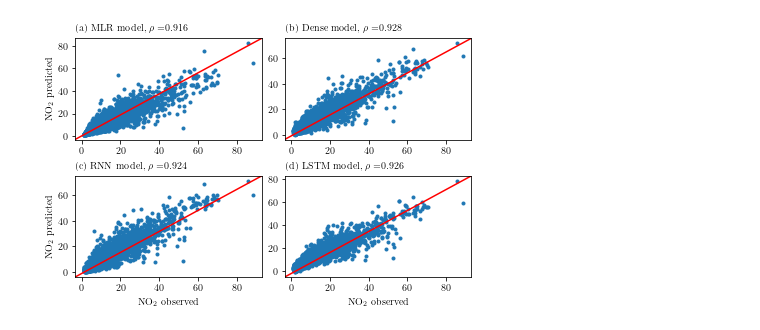
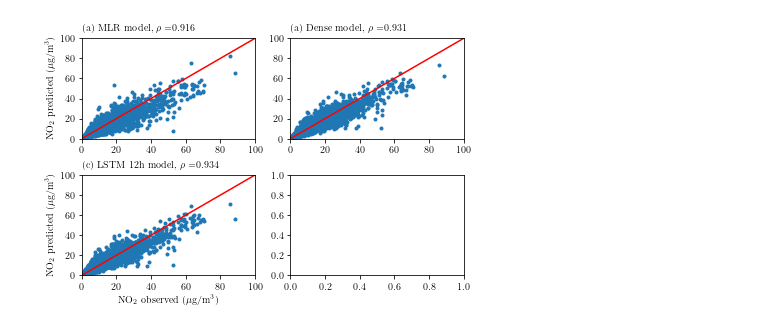
Before and after one commit to simoncarlen/forecasting_project, a Jupyter notebook: jupyter_notebooks/forecast_plots_NO2.ipynb, the cells around one changed output. Drawn from its saved outputs; the diff is of its cells as text; code cells hidden in the pictures.

```diff
--- a/jupyter_notebooks/forecast_plots_NO2.ipynb
+++ b/jupyter_notebooks/forecast_plots_NO2.ipynb
@@ -37,0 +67,14 @@ df_rreg_results = df_rreg_results[['NO$_2$ observed', 'NO$_2$ predicted']] # cha
+# %%
+df_rreg_results['error'] = df_rreg_results['NO$_2$ observed'] - df_rreg_results['NO$_2$ predicted']
+print('Robust MLR\n',sm.stats.acorr_ljungbox(df_rreg_results['error'].values, lags=[10], boxpierce=True, return_df=True))
+
+df_simple_dense_results['error'] = df_simple_dense_results['NO$_2$ observed'] - df_simple_dense_results['NO$_2$ predicted']
+print('\nSimple Dense \n',sm.stats.acorr_ljungbox(df_simple_dense_results['error'].values, lags=[10], boxpierce=True, return_df=True))
+
+
+fig, (ax1, ax2) = plt.subplots(1, 2, constrained_layout = True, figsize = (6, 3))
+
+sm.qqplot(df_rreg_results['error'], line='q', marker=".", ax=ax1)
+sm.qqplot(df_simple_dense_results['error'], line='q', marker=".", ax=ax2)
+
+plt.show()
@@ -37,0 +184,6 @@ df_rreg_results = df_rreg_results[['NO$_2$ observed', 'NO$_2$ predicted']] # cha
+# %%
+from statsmodels.graphics.tsaplots import plot_acf
+
+df_lstm_12h_results['error'] = df_lstm_12h_results['NO$_2$ observed'] - df_lstm_12h_results['NO$_2$ predicted']
+sm.qqplot(df_lstm_12h_results['error'], line='q', marker=".")
+print('\nLSTM \n',sm.stats.acorr_ljungbox(df_lstm_12h_results['error'].values, lags=[10], boxpierce=True, return_df=True))
@@ -38,48 +201,58 @@ df_rreg_results = df_rreg_results[['NO$_2$ observed', 'NO$_2$ predicted']] # cha
 # %%
 rho_robust = stats.pearsonr(df_rreg_results.iloc[:,0], df_rreg_results.iloc[:,1])
-rho_dense = stats.pearsonr(df_dense_results.iloc[:,0], df_dense_results.iloc[:,1])
-rho_RNN = stats.pearsonr(df_RNN_results.iloc[:,0], df_RNN_results.iloc[:,1])
-rho_LSTM = stats.pearsonr(df_lstm_results.iloc[:,0], df_lstm_results.iloc[:,1])
-
+rho_simple_dense = stats.pearsonr(df_simple_dense_results.iloc[:,0], df_simple_dense_results.iloc[:,1])
+# rho_dense = stats.pearsonr(df_dense_results.iloc[:,0], df_dense_results.iloc[:,1])
+# rho_RNN = stats.pearsonr(df_RNN_results.iloc[:,0], df_RNN_results.iloc[:,1])
+rho_LSTM = stats.pearsonr(df_lstm_12h_results.iloc[:,0], df_lstm_12h_results.iloc[:,1])
 
 fig, ((ax1, ax2), (ax3, ax4)) = plt.subplots(2,2, constrained_layout=True, figsize=(6,4))
+# fig, (ax1, ax2) = plt.subplots(1,2, constrained_layout=True, figsize=(5.5, 2.5))
 
 ax1.scatter(df_rreg_results['NO$_2$ observed'], df_rreg_results['NO$_2$ predicted'], marker='.')
 # ax1.set_xlabel('NO$_2$ (actual)')
-ax1.set_ylabel('NO$_2$ predicted')
+ax1.set_ylabel('NO$_2$ predicted ($\mu$g/m$^3$)')
+#ax1.set_xlabel('NO$_2$ observed')
 ax1.annotate(r'(a) MLR model, $\rho = $' + str(round(rho_robust[0],3)), xy=(0, 1.07), xycoords="axes fraction")
+ax1.set_ylim(0.0, 100.0)
+ax1.set_xlim(0.0, 100.0)
 line = mlines.Line2D([0, 1], [0, 1], color='red')
 transform = ax1.transAxes
 line.set_transform(transform)
 ax1.add_line(line)
 
-ax2.scatter(df_dense_results['NO$_2$ observed'], df_dense_results['NO$_2$ predicted'], marker='.')
-# ax2.set_xlabel('NO$_2$ (actual)')
-# ax2.set_ylabel('NO$_2$ predicted')
-ax2.annotate(r'(b) Dense model, $\rho = $' + str(round(rho_dense[0],3)), xy=(0, 1.07), xycoords="axes fraction")
+ax2.scatter(df_simple_dense_results['NO$_2$ observed'], df_simple_dense_results['NO$_2$ predicted'], marker='.')
+# ax2.set_ylabel('NO$_2$ predicted ($\mu$g/m$^3$)')
+#ax2.set_xlabel('NO$_2$ observed')
+ax2.annotate(r'(a) Dense model, $\rho = $' + str(round(rho_simple_dense[0],3)), xy=(0, 1.07), xycoords="axes fraction")
+ax2.set_ylim(0.0, 100.0)
+ax2.set_xlim(0.0, 100.0)
 line = mlines.Line2D([0, 1], [0, 1], color='red')
 transform = ax2.transAxes
 line.set_transform(transform)
 ax2.add_line(line)
 
-ax3.scatter(df_RNN_results['NO$_2$ observed'], df_RNN_results['NO$_2$ predicted'], marker='.')
-ax3.set_xlabel('NO$_2$ observed')
-ax3.set_ylabel('NO$_2$ predicted')
-ax3.annotate(r'(c) RNN model, $\rho = $' + str(round(rho_RNN[0],3)), xy=(0, 1.07), xycoords="axes fraction")
+ax3.scatter(df_lstm_12h_results['NO$_2$ observed'], df_lstm_12h_results['NO$_2$ predicted'], marker='.')
+ax3.set_xlabel('NO$_2$ observed ($\mu$g/m$^3$)')
+ax3.set_ylabel('NO$_2$ predicted ($\mu$g/m$^3$)')
+ax3.annotate(r'(c) LSTM 12h model, $\rho = $' + str(round(rho_LSTM[0],3)), xy=(0, 1.07), xycoords="axes fraction")
+ax3.set_ylim(0.0, 100.0)
+ax3.set_xlim(0.0, 100.0)
 line = mlines.Line2D([0, 1], [0, 1], color='red')
 transform = ax3.transAxes
 line.set_transform(transform)
 ax3.add_line(line)
 
-ax4.scatter(df_lstm_results['NO$_2$ observed'], df_lstm_results['NO$_2$ predicted'], marker='.')
-ax4.set_xlabel('NO$_2$ observed')
-# ax4.set_ylabel('NO$_2$ predicted')
-ax4.annotate(r'(d) LSTM model, $\rho = $' + str(round(rho_LSTM[0],3)), xy=(0, 1.07), xycoords="axes fraction")
-line = mlines.Line2D([0, 1], [0, 1], color='red')
-transform = ax4.transAxes
-line.set_transform(transform)
-ax4.add_line(line)
+# ax4.scatter(df_lstm_results['NO$_2$ observed'], df_lstm_results['NO$_2$ predicted'], marker='.')
+# ax4.set_xlabel('NO$_2$ observed ($\mu$g/m$^3$)')
+# ax4.set_ylim(0.0, 100.0)
+# ax4.set_xlim(0.0, 100.0)
+# # ax4.set_ylabel('NO$_2$ predicted')
+# ax4.annotate(r'(d) LSTM model, $\rho = $' + str(round(rho_LSTM[0],3)), xy=(0, 1.07), xycoords="axes fraction")
+# line = mlines.Line2D([0, 1], [0, 1], color='red')
+# transform = ax4.transAxes
+# line.set_transform(transform)
+# ax4.add_line(line)
 
 plt.savefig('../plots/correlations.pdf')
 # %% [output]
-[figure, old version]
+[figure, new version]
```
Also changed, not shown: parts of 20 cells of this notebook, 11 other files.
